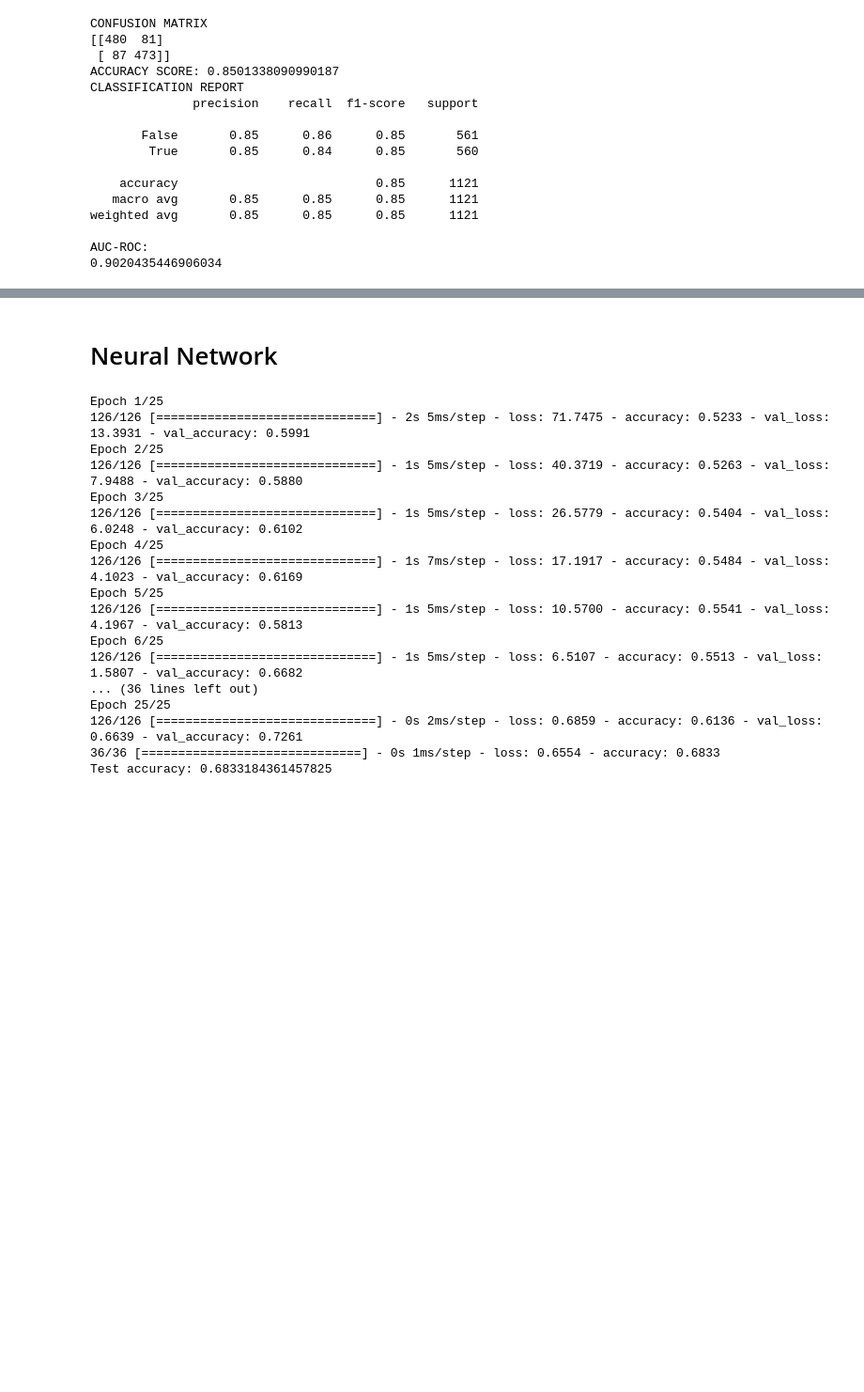
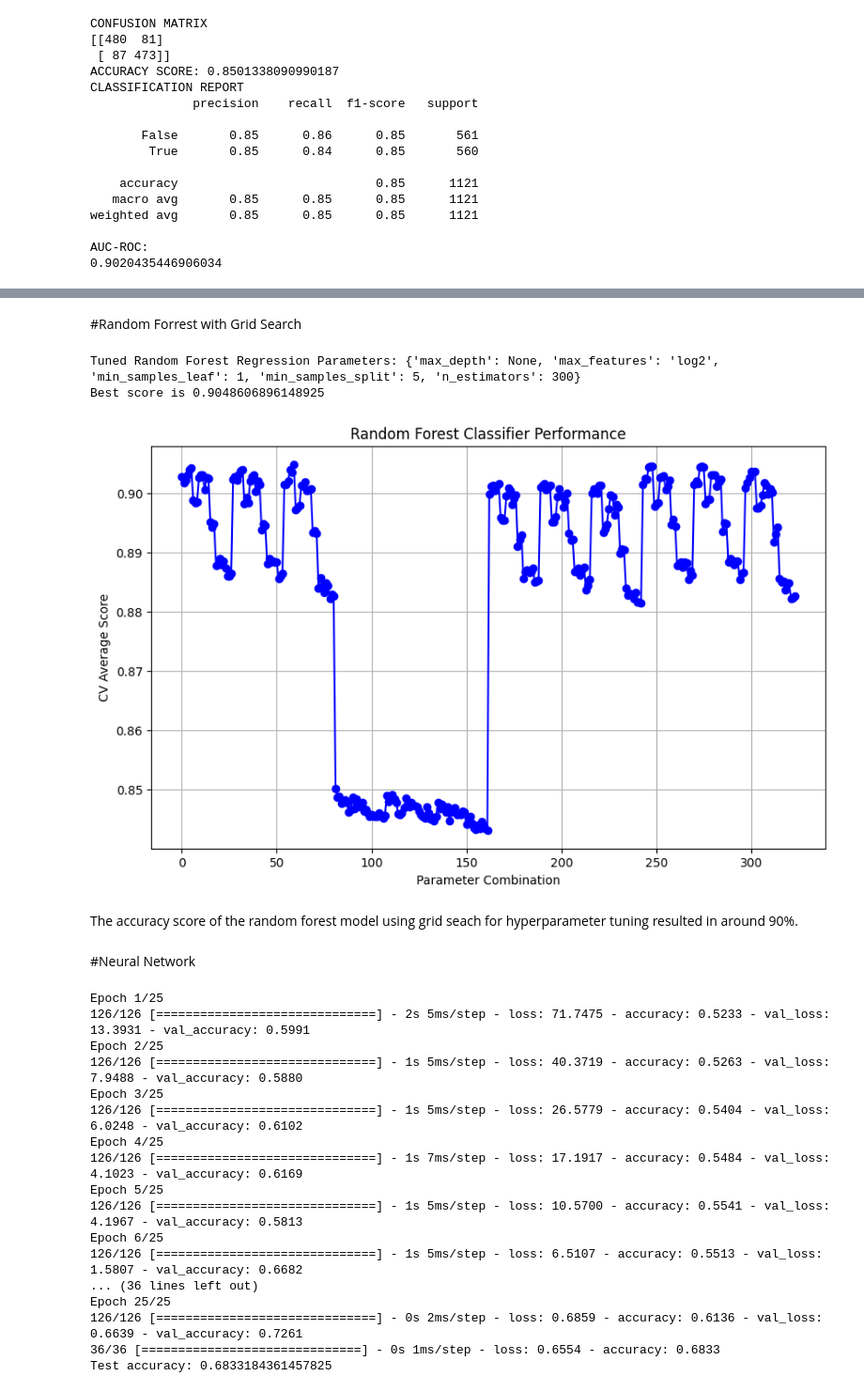
Before and after one commit to taliarosenkranz/Marketing_Analysis_Forecasting, a Jupyter notebook: Bancall.ipynb, the cells around one changed output, grey strips where cells are left out. Shown at 94% size. Cells and saved outputs as stored; diff of their text form; code cells hidden in the pictures; blank space fills up the shorter version.

```diff
--- a/Bancall.ipynb
+++ b/Bancall.ipynb
@@ -1679,0 +1659,2 @@ By focusing efforts on specific age groups, optimizing call duration and timing,
+# %% [markdown]
+#Random Forrest with Grid Search
@@ -1680,5 +1700,42 @@ By focusing efforts on specific age groups, optimizing call duration and timing,
+# %%
+#heavy. wait until fully uploaded
+rf_cv = joblib.load('model_rf_cv.pkl')
+# %%
+print("Tuned Random Forest Regression Parameters: {}".format(rf_cv.best_params_))
+print("Best score is {}".format(rf_cv.best_score_))
+mean_scores = rf_cv.cv_results_['mean_test_score']
+# Plotting
+plt.figure(figsize=(10, 6))
+plt.plot(range(len(mean_scores)), mean_scores, marker='o', color='b')
+plt.xlabel('Parameter Combination')
+plt.ylabel('CV Average Score')
+plt.title('Random Forest Classifier Performance')
+plt.grid(True)
+plt.show()
+
+
+# # Evaluation of model
+# print('CONFUSION MATRIX')
+# cm = confusion_matrix(y_test, y_pred)
+# print(cm)
+
+# accuracy = accuracy_score(y_test, y_pred)
+# print('ACCURACY SCORE:', accuracy)
+
+# classification_report_str = classification_report(y_test, y_pred)
+# print('CLASSIFICATION REPORT')
+# print(classification_report_str)
+
+# print('AUC-ROC:')
+# print(roc_auc_score(y_test, y_pred_proba))
+# %% [output]
+Tuned Random Forest Regression Parameters: {'max_depth': None, 'max_features': 'log2', 'min_samples_leaf': 1, 'min_samples_split': 5, 'n_estimators': 300}
+Best score is 0.9048606896148925
+[figure, added]
+# %% [markdown]
+The accuracy score of the random forest model using grid seach for hyperparameter tuning resulted in around 90%.
 # %% [markdown]
-# Neural Network
+#Neural Network
 # %%
 import numpy as np
 import tensorflow as tf
```
Also changed, not shown: parts of 12 cells of this notebook.
